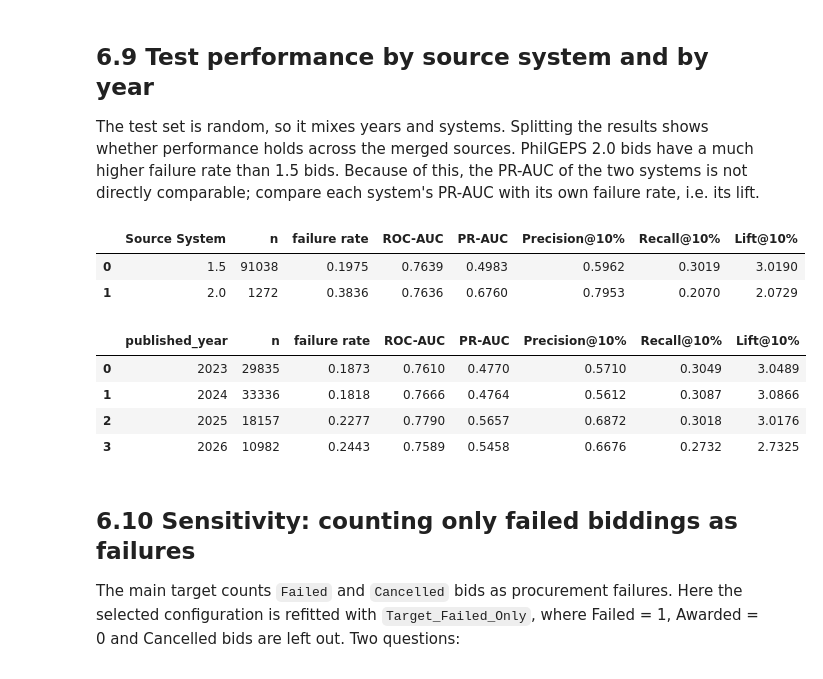
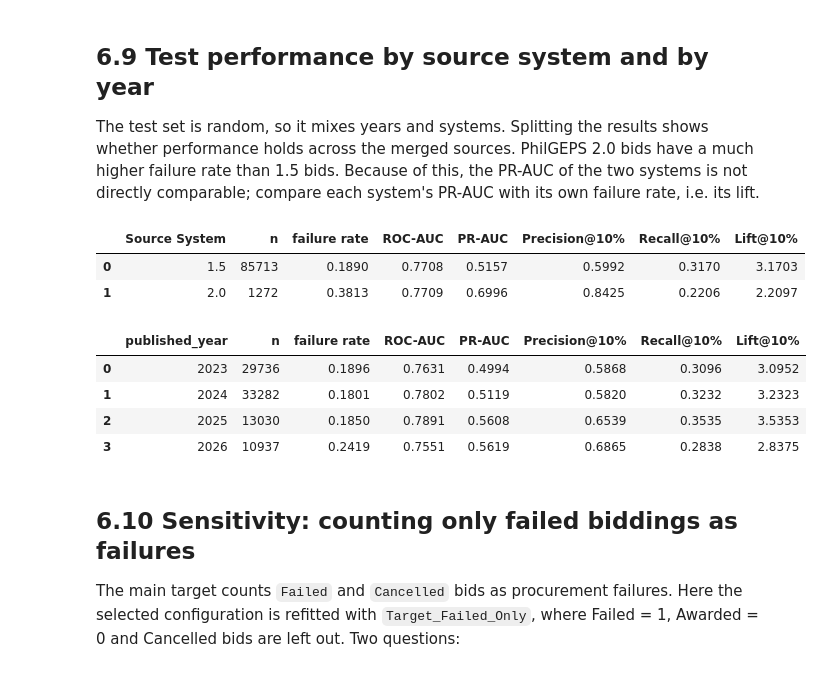
Before and after one commit to deyosa/philgeps-ml-project, a Jupyter notebook: notebooks/02_modeling.ipynb, the cells around one changed output. Cells and saved outputs as stored; diff of their text form; code cells hidden in the pictures.

```diff
--- a/notebooks/02_modeling.ipynb
+++ b/notebooks/02_modeling.ipynb
@@ -47,6 +47,8 @@ pd.set_option("display.float_format", lambda v: f"{v:,.4f}")
 pf.MODELS.mkdir(parents=True, exist_ok=True)
 
 bids = pd.read_parquet(pf.BIDS)
-labelled = bids[bids["Target_Failed"].notna()].reset_index(drop=True)
-print(f"Bids: {len(bids):,} | labelled: {len(labelled):,} | failure rate: {labelled.Target_Failed.mean() * 100:.2f}%")
+all_labelled = bids[bids["Target_Failed"].notna()].reset_index(drop=True)
+in_scope = all_labelled["in_model_scope"]
+print(f"Bids: {len(bids):,} | labelled: {len(all_labelled):,} | in model scope: {in_scope.sum():,} "
+      f"(2025 Q3–Q4 excluded: {(~in_scope).sum():,}) | failure rate in scope: {all_labelled.loc[in_scope, 'Target_Failed'].mean() * 100:.2f}%")
 # %% [output]
@@ -58,16 +62,9 @@ The split is stratified on outcome × source system, so each set keeps the same
 # %%
-def split_three(frame, target, seed=pf.RANDOM_STATE):
-    strata = frame[target].astype(int).astype(str) + "_" + frame["Source System"].astype(str)
-    train_idx, rest_idx = train_test_split(frame.index, test_size=0.30, stratify=strata, random_state=seed)
-    val_idx, test_idx = train_test_split(rest_idx, test_size=0.50, stratify=strata.loc[rest_idx], random_state=seed)
-    split = pd.Series("train", index=frame.index)
-    split.loc[val_idx] = "validation"
-    split.loc[test_idx] = "test"
-    return split
+all_labelled["split"] = pf.grouped_split(all_labelled, "Target_Failed")
+all_labelled[pf.KEY + ["split"]].to_parquet(pf.SPLITS, index=False)
+print("Notice groups in more than one set:", int(all_labelled.groupby("notice_group")["split"].nunique().gt(1).sum()))
 
-labelled["split"] = split_three(labelled, "Target_Failed")
-labelled[pf.KEY + ["split"]].to_parquet(pf.SPLITS, index=False)
-
+labelled = all_labelled[all_labelled["in_model_scope"]].reset_index(drop=True)
 split_summary = labelled.groupby(["split", "Source System"], observed=True)["Target_Failed"].agg(
     Bids="size", Failed="sum", **{"Failure rate": "mean"})
 display(split_summary)
@@ -286,9 +288,9 @@ Each cell shows the count and its share of the actual class. The shading follows
 from matplotlib.colors import LinearSegmentedColormap
 from sklearn.metrics import balanced_accuracy_score, confusion_matrix, f1_score, matthews_corrcoef
 
-k10 = int(round(len(prob_test) * 0.10))
-flag_top10 = np.zeros(len(prob_test), dtype=int)
-flag_top10[np.argsort(-prob_test, kind="stable")[:k10]] = 1  # same ranking rule as pf.queue_metrics
+k10 = int(round(len(raw_test) * 0.10))
+flag_top10 = np.zeros(len(raw_test), dtype=int)
+flag_top10[np.argsort(-raw_test, kind="stable")[:k10]] = 1  # same ranking rule as pf.queue_metrics
 cutoffs = {"Top 10% of notices by predicted risk": flag_top10,
            "Calibrated probability ≥ 0.5": (prob_test >= 0.5).astype(int)}
 labels = ["Awarded", "Failed or Cancelled"]
@@ -348,25 +350,25 @@ plt.tight_layout(); plt.show()
 
 The test set is random, so it mixes years and systems. Splitting the results shows whether performance holds across the merged sources. PhilGEPS 2.0 bids have a much higher failure rate than 1.5 bids. Because of this, the PR-AUC of the two systems is not directly comparable; compare each system's PR-AUC with its own failure rate, i.e. its lift.
 # %%
-test_scored = test.assign(prob=prob_test)
+test_scored = test.assign(score=raw_test)
 def by_group(col):
     rows = []
     for g, sub in test_scored.groupby(col, observed=True):
         if sub.Target_Failed.nunique() == 2 and len(sub) >= 200:
-            rows.append({col: g, **pf.summary_metrics(sub.Target_Failed, sub.prob)})
+            rows.append({col: g, **pf.summary_metrics(sub.Target_Failed, sub.score)})
     return pd.DataFrame(rows)
 
 display(by_group("Source System"))
 display(by_group("published_year"))
 # %% [output]
 |  | Source System | n | failure rate | ROC-AUC | PR-AUC | Precision@10% | Recall@10% | Lift@10% |
-| 0 | 1.5 | 91038 | 0.1975 | 0.7639 | 0.4983 | 0.5962 | 0.3019 | 3.0190 |
-| 1 | 2.0 | 1272 | 0.3836 | 0.7636 | 0.6760 | 0.7953 | 0.2070 | 2.0729 |
+| 0 | 1.5 | 85713 | 0.1890 | 0.7708 | 0.5157 | 0.5992 | 0.3170 | 3.1703 |
+| 1 | 2.0 | 1272 | 0.3813 | 0.7709 | 0.6996 | 0.8425 | 0.2206 | 2.2097 |
 |  | published_year | n | failure rate | ROC-AUC | PR-AUC | Precision@10% | Recall@10% | Lift@10% |
-| 0 | 2023 | 29835 | 0.1873 | 0.7610 | 0.4770 | 0.5710 | 0.3049 | 3.0489 |
-| 1 | 2024 | 33336 | 0.1818 | 0.7666 | 0.4764 | 0.5612 | 0.3087 | 3.0866 |
-| 2 | 2025 | 18157 | 0.2277 | 0.7790 | 0.5657 | 0.6872 | 0.3018 | 3.0176 |
-| 3 | 2026 | 10982 | 0.2443 | 0.7589 | 0.5458 | 0.6676 | 0.2732 | 2.7325 |
+| 0 | 2023 | 29736 | 0.1896 | 0.7631 | 0.4994 | 0.5868 | 0.3096 | 3.0952 |
+| 1 | 2024 | 33282 | 0.1801 | 0.7802 | 0.5119 | 0.5820 | 0.3232 | 3.2323 |
+| 2 | 2025 | 13030 | 0.1850 | 0.7891 | 0.5608 | 0.6539 | 0.3535 | 3.5353 |
+| 3 | 2026 | 10937 | 0.2419 | 0.7551 | 0.5619 | 0.6865 | 0.2838 | 2.8375 |
 # %% [markdown]
 ## 6.10 Sensitivity: counting only failed biddings as failures
 
```
Also changed, not shown: parts of 20 cells of this notebook, 8 other files.
